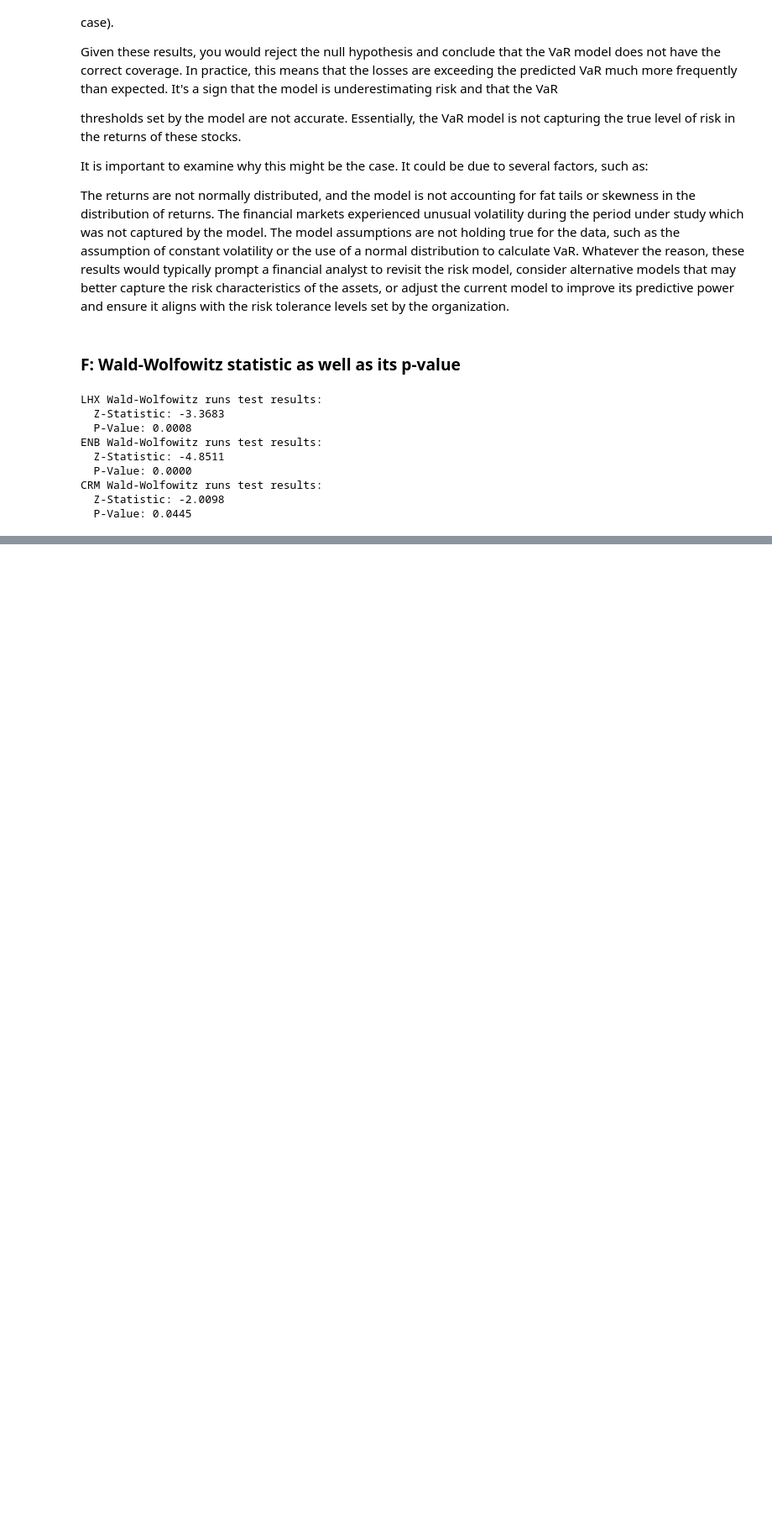
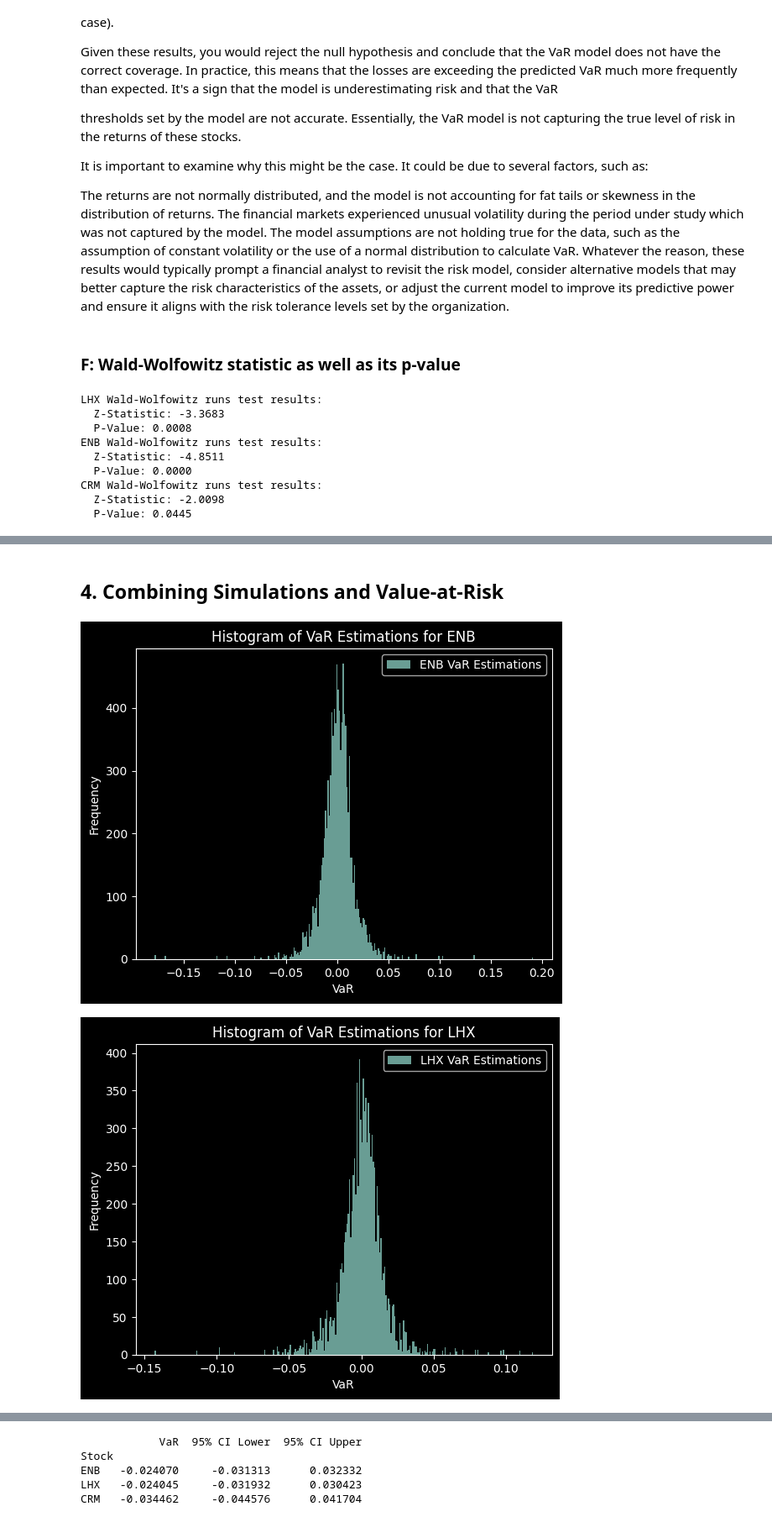
Before and after one commit to Cdenault12/Econo_Ass_1, a Jupyter notebook: Assignment1.ipynb, the cells around one changed output, grey strips where cells are left out. Shown at 84% size. Drawn from its saved outputs; the diff is of its cells as text; code cells hidden in the pictures; blank space fills up the shorter version.

```diff
--- a/Assignment1.ipynb
+++ b/Assignment1.ipynb
@@ -298,0 +497,45 @@ CRM Wald-Wolfowitz runs test results:
+# %% [markdown]
+<h2> 4. Combining Simulations and Value-at-Risk </h2>
+# %%
+
+def simulate_var_and_confidence_intervals(returns, seed=42):
+    np.random.seed(seed)
+    bootstrap_samples = np.random.choice(returns, size=(10000), replace=True)
+    var_5_percentile = np.percentile(bootstrap_samples, 5)
+    ci_lower = np.percentile(bootstrap_samples, 2.5)
+    ci_upper = np.percentile(bootstrap_samples, 97.5)
+    return var_5_percentile, ci_lower, ci_upper, bootstrap_samples
+
+returns_data = pd.read_csv('Data/Stocks and Market Returns.csv', index_col=0, parse_dates=True)
+stocks = returns_data[['ENB', 'LHX', 'CRM']]
+
+var_results_df = pd.DataFrame(columns=['Stock', 'VaR', '95% CI Lower', '95% CI Upper'])
+
+for stock in stocks:
+    returns = stocks[stock].dropna()
+    var_5_percentile, ci_lower, ci_upper, samples = simulate_var_and_confidence_intervals(returns)
+
+    result_row = pd.DataFrame({
+        'Stock': [stock],
+        'VaR': [var_5_percentile],
+        '95% CI Lower': [ci_lower],
+        '95% CI Upper': [ci_upper]
+    })
+
+    # Drop empty or all-NA columns from the result_row DataFrame
+    result_row = result_row.dropna(axis=1, how='all')
+
+    # Concatenate the result_row DataFrame with the var_results_df DataFrame
+    var_results_df = pd.concat([var_results_df, result_row], ignore_index=True)
+
+    plt.hist(samples, bins=300, alpha=0.75, label=f'{stock} VaR Estimations')
+    plt.title(f'Histogram of VaR Estimations for {stock}')
+    plt.xlabel('VaR')
+    plt.ylabel('Frequency')
+    plt.legend()
+    plt.show()
+
+print(var_results_df.set_index('Stock'))
+# %% [output]
+[figure, added]
+[figure, added]
@@ -298,0 +543,5 @@ CRM Wald-Wolfowitz runs test results:
+            VaR  95% CI Lower  95% CI Upper
+Stock
+ENB   -0.024070     -0.031313      0.032332
+LHX   -0.024045     -0.031932      0.030423
+CRM   -0.034462     -0.044576      0.041704
```
Also changed, not shown: parts of 18 cells of this notebook.
